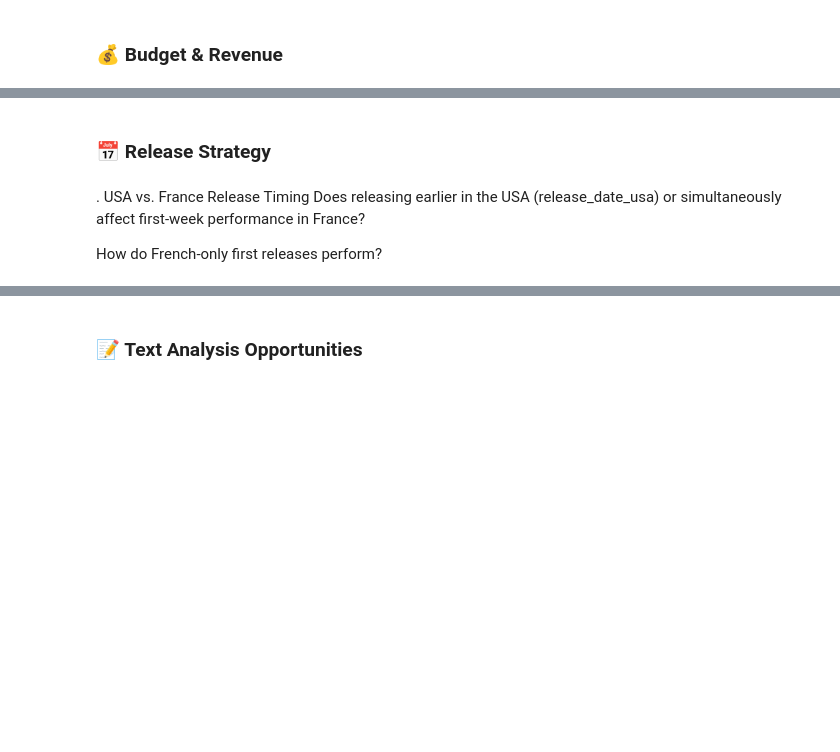
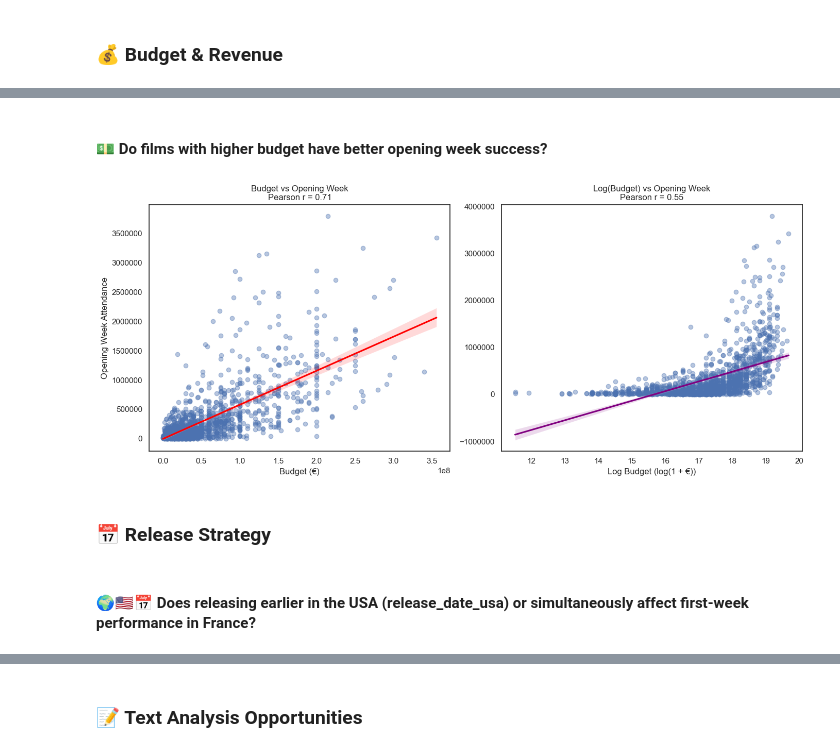
Before and after one commit to MichAdebayo/new-is-always-better, a Jupyter notebook: machine_learning/allocine_analysis.ipynb, the cells around one changed output, grey strips where cells are left out. Drawn from its saved outputs; the diff is of its cells as text; code cells hidden in the pictures; blank space fills up the shorter version.

```diff
--- a/machine_learning/allocine_analysis.ipynb
+++ b/machine_learning/allocine_analysis.ipynb
@@ -1254,7 +1278,36 @@ Do high-budget films always do well on opening week or are there diminishing ret
+# %% [markdown]
+#### 💵 Do films with higher budget have better opening week success?
+# %%
+# Set style
+sns.set(style="white")
+
+# Set up subplots
+fig, axs = plt.subplots(1, 2, figsize=(14, 6))
+
+# Plot 1: Budget vs Opening Week Success
+x1, y1 = df_fusion['budget'], df_fusion['opening_week_france_num']
+sns.regplot(x=x1, y=y1, ax=axs[0], scatter_kws={'alpha': 0.4}, line_kws={"color": "red"})
+corr1, _ = pearsonr(x1.dropna(), y1.loc[x1.notna()])
+axs[0].set_title(f"Budget vs Opening Week\nPearson r = {corr1:.2f}")
+axs[0].set_xlabel("Budget (€)")
+axs[0].set_ylabel("Opening Week Attendance")
+axs[0].ticklabel_format(style='plain', axis='y')
+
+# Plot 2: Log-Scaled Budget to see diminishing returns
+x2 = df_fusion['budget']
+y2 = df_fusion['opening_week_france_num']
+sns.regplot(x=np.log1p(x2), y=y2, ax=axs[1], scatter_kws={'alpha': 0.4}, line_kws={"color": "purple"})
+corr2, _ = pearsonr(np.log1p(x2.dropna()), y2.loc[x2.notna()])
+axs[1].set_title(f"Log(Budget) vs Opening Week\nPearson r = {corr2:.2f}")
+axs[1].set_xlabel("Log Budget (log(1 + €))")
+axs[1].set_ylabel("")
+axs[1].ticklabel_format(style='plain', axis='y')
+
+plt.tight_layout()
+plt.show()
+# %% [output]
+[figure, added]
 # %% [markdown]
 ### 📅 Release Strategy
 # %% [markdown]
-. USA vs. France Release Timing
-Does releasing earlier in the USA (release_date_usa) or simultaneously affect first-week performance in France?
-
-How do French-only first releases perform?
+#### 🌍🇺🇸📅 Does releasing earlier in the USA (release_date_usa) or simultaneously affect first-week performance in France?
```
Also changed, not shown: parts of 42 cells of this notebook, 1 other file.
